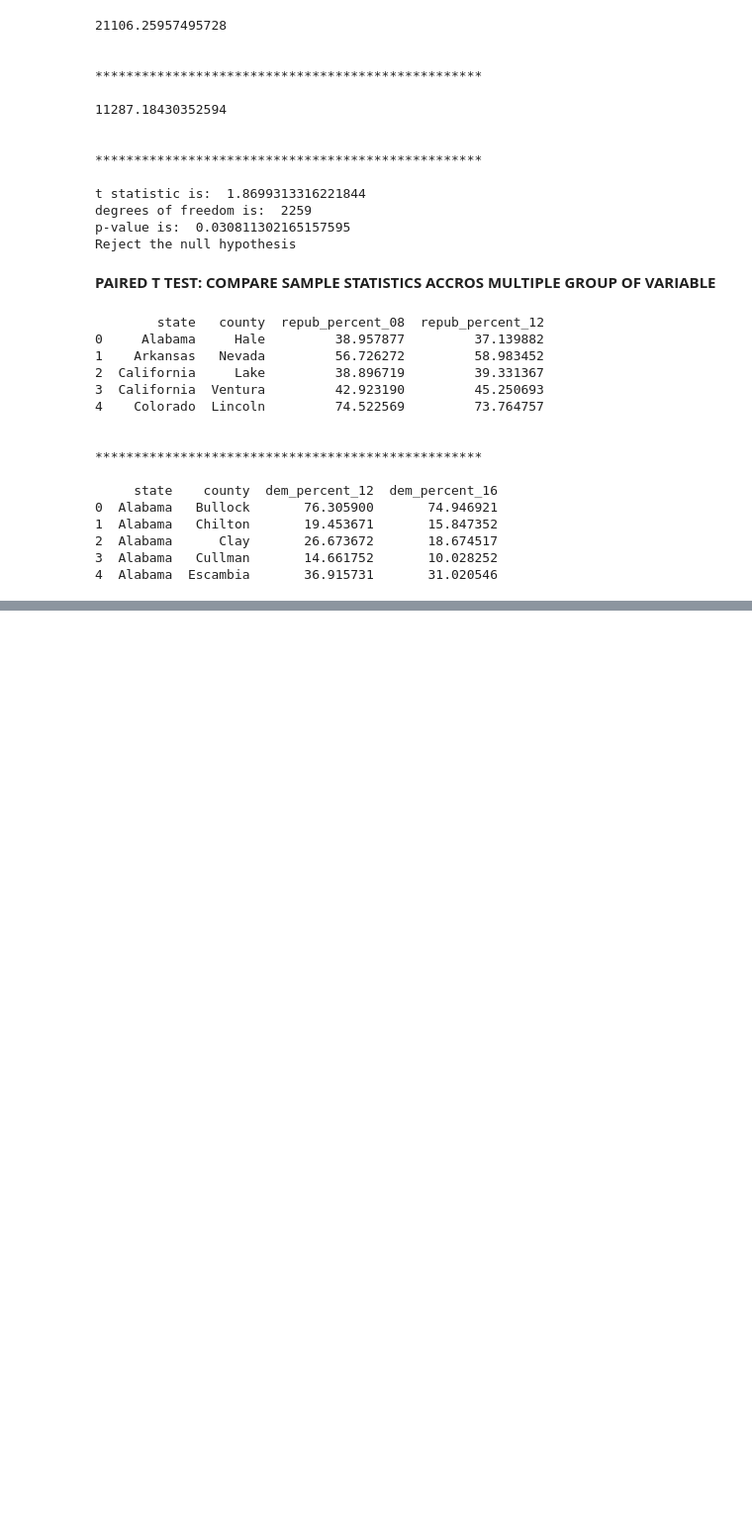
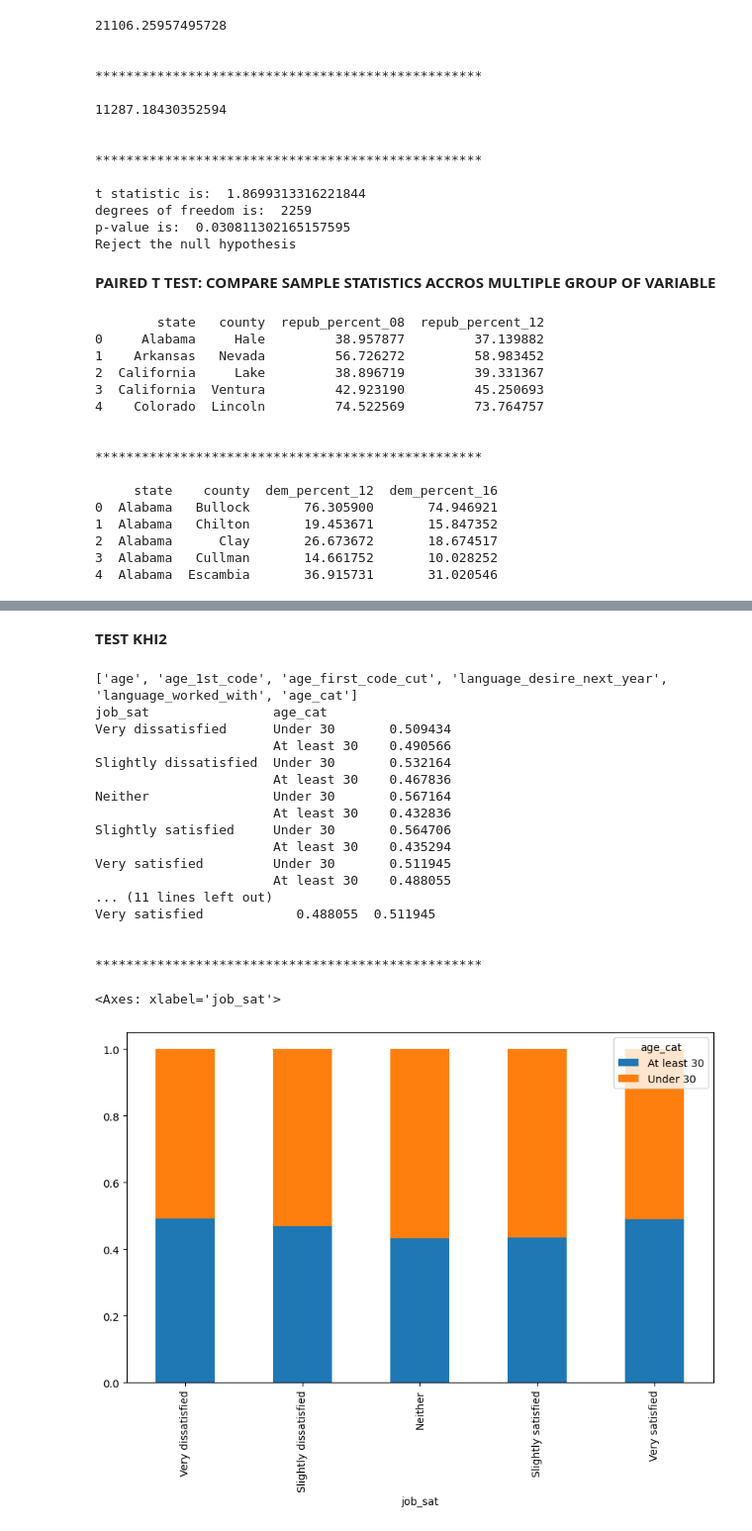
Before and after one commit to f2alab/datacamptraining, a Jupyter notebook: hypothesis_testing.ipynb, the cells around one changed output, grey strips where cells are left out. Shown: that part at 99% size. Cells and saved outputs as stored; diff of their text form; code cells hidden in the pictures; blank space fills up the shorter version.

```diff
--- a/hypothesis_testing.ipynb
+++ b/hypothesis_testing.ipynb
@@ -207,0 +407,36 @@ print(dem_12_16.head())
+# %% [markdown]
+**TEST KHI2**
+# %%
+# proportion test
+print(search_string_in_columns(df=data, search_string='age'))
+age_cat = 'age_cat'
+props = data.groupby(job_sat, observed=False)[age_cat].value_counts(normalize=True)
+print(props)
+draw_stars_line()
+props_wide = props.unstack()
+print(props_wide)
+
+draw_stars_line()
+
+# Visualize the data
+props_wide.plot(kind='bar', stacked=True, figsize=(10, 6))
+# %% [output]
+['age', 'age_1st_code', 'age_first_code_cut', 'language_desire_next_year', 'language_worked_with', 'age_cat']
+job_sat                age_cat
+Very dissatisfied      Under 30       0.509434
+                       At least 30    0.490566
+Slightly dissatisfied  Under 30       0.532164
+                       At least 30    0.467836
+Neither                Under 30       0.567164
+                       At least 30    0.432836
+Slightly satisfied     Under 30       0.564706
+                       At least 30    0.435294
+Very satisfied         Under 30       0.511945
+                       At least 30    0.488055
+... (11 lines left out)
+Very satisfied            0.488055  0.511945
+
+
+**************************************************
+<Axes: xlabel='job_sat'>
+[figure, added]
```
Also changed, not shown: parts of 24 cells of this notebook, 3 other files.
